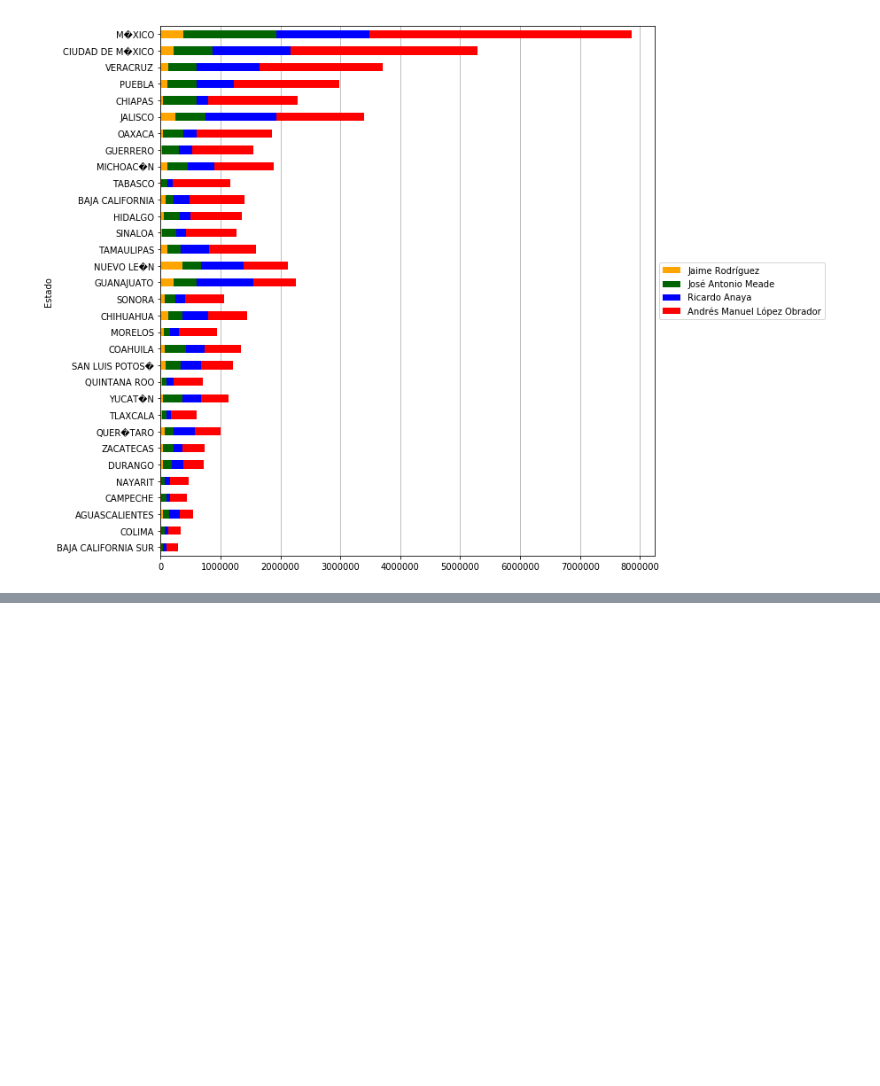
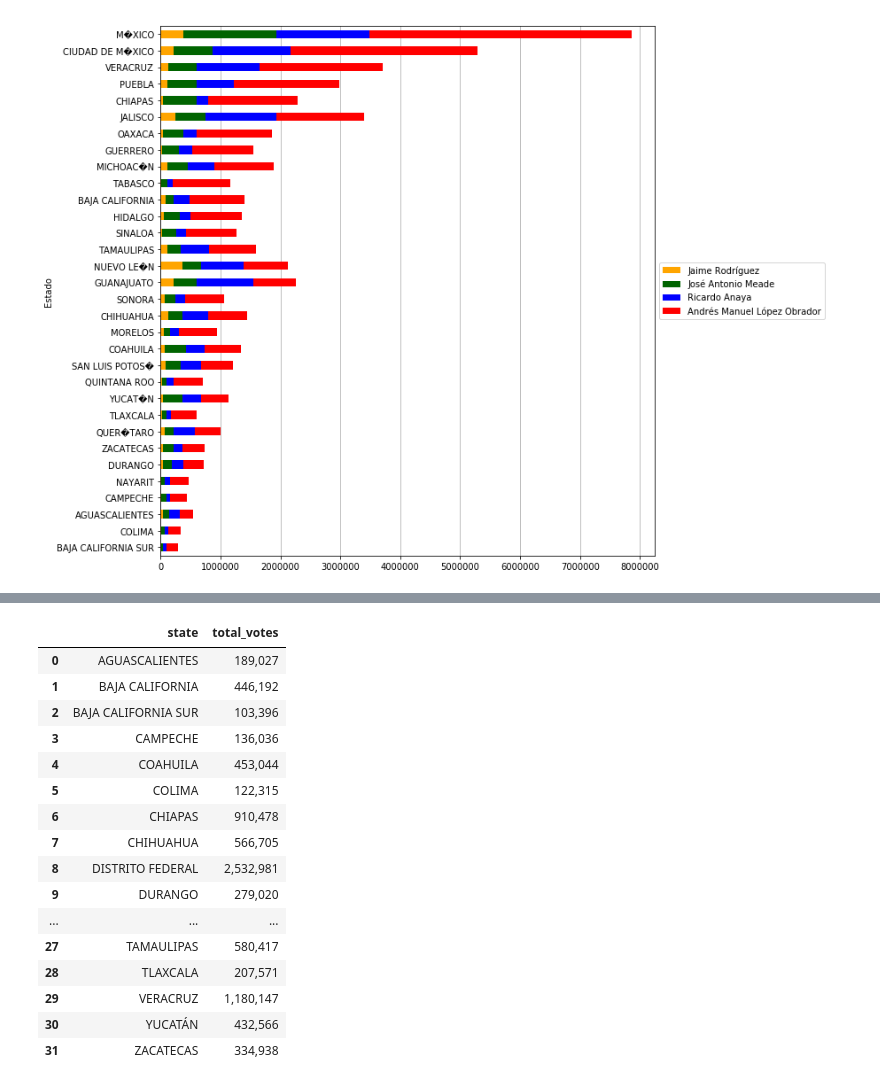
Before and after one commit to dbaptistr/data-studio, a Jupyter notebook: code/01-project-elections/Election results 2018.ipynb, the cells around one changed output, grey strips where cells are left out. Drawn from its saved outputs; the diff is of its cells as text; code cells hidden in the pictures; blank space fills up the shorter version.

```diff
--- a/code/01-project-elections/Election results 2018.ipynb
+++ b/code/01-project-elections/Election results 2018.ipynb
@@ -758,0 +869,7 @@ plt.savefig("total_percent_states2.pdf")
+# %%
+all_states = []
+for states in state_info[2:]:
+    state_row = {}
+    state_row = states.string
+    all_states.append(state_row)
+all_states
@@ -758,0 +894,3 @@ plt.savefig("total_percent_states2.pdf")
+# %%
+df_states_2012 = pd.DataFrame(all_states)
+df_states_2012
@@ -758,0 +915,7 @@ plt.savefig("total_percent_states2.pdf")
+# %%
+all_rows = []
+for votes in all_info[1:]:
+    vote_row = {}
+    vote_row = votes.string
+    all_rows.append(vote_row)
+all_rows
@@ -758,0 +940,3 @@ plt.savefig("total_percent_states2.pdf")
+# %%
+all_votes = pd.DataFrame(all_rows)
+all_votes
@@ -758,0 +961,22 @@ plt.savefig("total_percent_states2.pdf")
+# %%
+df_2012 = pd.concat([df_states_2012, all_votes], axis=1, join='inner')
+df_2012.columns = ['state', 'total_votes']
+df_2012
+# %% [output]
+|  | state | total_votes |
+| 0 | AGUASCALIENTES | 189,027 |
+| 1 | BAJA CALIFORNIA | 446,192 |
+| 2 | BAJA CALIFORNIA SUR | 103,396 |
+| 3 | CAMPECHE | 136,036 |
+| 4 | COAHUILA | 453,044 |
+| 5 | COLIMA | 122,315 |
+| 6 | CHIAPAS | 910,478 |
+| 7 | CHIHUAHUA | 566,705 |
+| 8 | DISTRITO FEDERAL | 2,532,981 |
+| 9 | DURANGO | 279,020 |
+| ... | ... | ... |
+| 27 | TAMAULIPAS | 580,417 |
+| 28 | TLAXCALA | 207,571 |
+| 29 | VERACRUZ | 1,180,147 |
+| 30 | YUCATÁN | 432,566 |
+| 31 | ZACATECAS | 334,938 |
```
Also changed, not shown: parts of 20 cells of this notebook, 2 other files.
